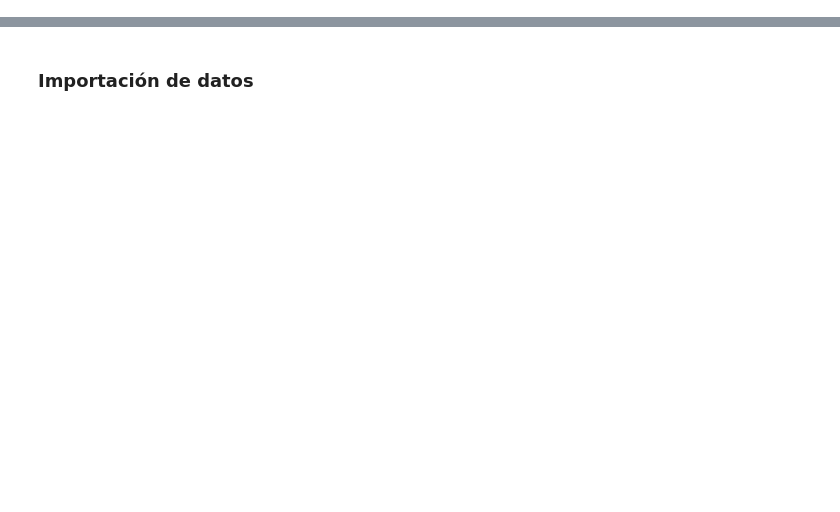
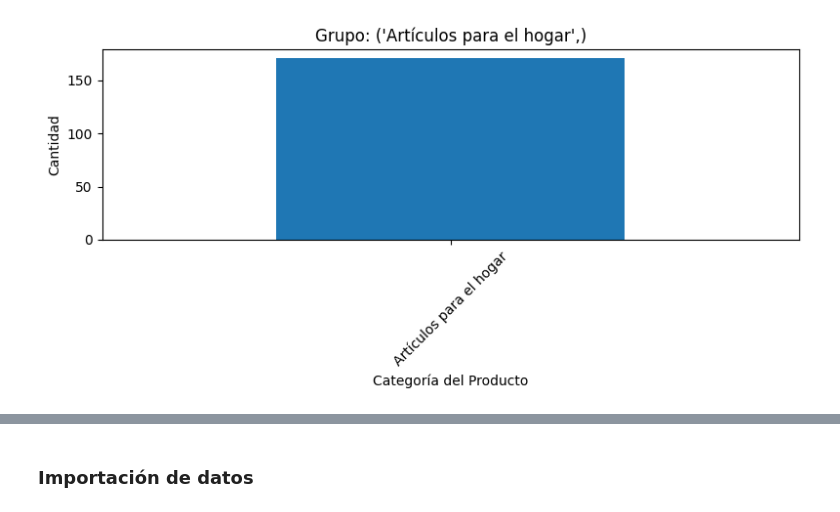
Before and after one commit to educhile1/challenge_datascience1-ONE, a Jupyter notebook: AluraStoreLatam.ipynb, the cells around one changed output, grey strips where cells are left out. Drawn from its saved outputs; the diff is of its cells as text; code cells hidden in the pictures; blank space fills up the shorter version.

```diff
--- a/AluraStoreLatam.ipynb
+++ b/AluraStoreLatam.ipynb
@@ -1,2 +1,81 @@
 # %% [markdown]
 <a href="https://colab.research.google.com/github/educhile1/challenge_datascience1-ONE/blob/main/AluraStoreLatam.ipynb" target="_parent"><img src="https://colab.research.google.com/assets/colab-badge.svg" alt="Open In Colab"/></a>
+# %%
+import pandas as pd
+import matplotlib.pyplot as plt
+
+
+
+
+url = "https://raw.githubusercontent.com/alura-es-cursos/challenge1-data-science-latam/refs/heads/main/base-de-datos-challenge1-latam/tienda_1%20.csv"
+url2 = "https://raw.githubusercontent.com/alura-es-cursos/challenge1-data-science-latam/refs/heads/main/base-de-datos-challenge1-latam/tienda_2.csv"
+url3 = "https://raw.githubusercontent.com/alura-es-cursos/challenge1-data-science-latam/refs/heads/main/base-de-datos-challenge1-latam/tienda_3.csv"
+url4 = "https://raw.githubusercontent.com/alura-es-cursos/challenge1-data-science-latam/refs/heads/main/base-de-datos-challenge1-latam/tienda_4.csv"
+
+tienda = pd.read_csv(url)
+tienda2 = pd.read_csv(url2)
+tienda3 = pd.read_csv(url3)
+tienda4 = pd.read_csv(url4)
+
+tienda.head()
+
+
+dataTienda= pd.DataFrame(tienda)
+
+dataTienda.head(20)
+#dataTienda.groupby(['Producto']).sum().head(20)
+
+
+#dataTienda.info()
+
+
+
+dataTiendaClear= dataTienda.drop(columns=['Cantidad de cuotas', 'lat', 'lon', 'Método de pago', 'Fecha de Compra','Vendedor','Lugar de Compra', 'Calificación']).sort_values(by='Producto', ascending=True)
+
+
+dataTienda.head(50)
+
+#dataTienda.sum
+
+totVentaTienda= dataTienda['Precio'].sum()
+
+calPromTienda=  dataTienda['Calificación'].mean()
+
+#dataTienda.groupby("Producto").sum().hist()
+
+#print(totVentaTienda)
+#print(calPromTienda)
+#dataTiendaClear.info()
+%matplotlib inline
+
+catOrder=dataTiendaClear.groupby(['Categoría del Producto']) #.hist()
+
+
+
+total=0
+group_data = []
+for nombre, grupo_df in catOrder:
+          print(f"Grupo: {nombre}")
+        # grupo_df['Categoría del Producto'].value_counts()
+
+          counts = grupo_df['Categoría del Producto'].value_counts()
+          #total =+ counts.sum()
+
+          # Fixed: Corrected indentation for lines inside the loop
+          plt.figure(figsize=(8, 4))
+          counts.plot(kind='bar')
+          plt.title(f'Grupo: {nombre}')
+          plt.xlabel('Categoría del Producto')
+          plt.ylabel('Cantidad')
+          plt.xticks(rotation=45)
+          plt.tight_layout()
+          plt.show()
+          total += counts.sum()
+          group_data.append(
+            {"Grupo": nombre, "Count": counts.sum()}
+          )  # Append group data to the list
+
+
+print(total)
+print(group_data)
+# %% [output]
@@ -2,0 +83 @@
+[figure, added]
```
Also changed, not shown: parts of 2 cells of this notebook.
